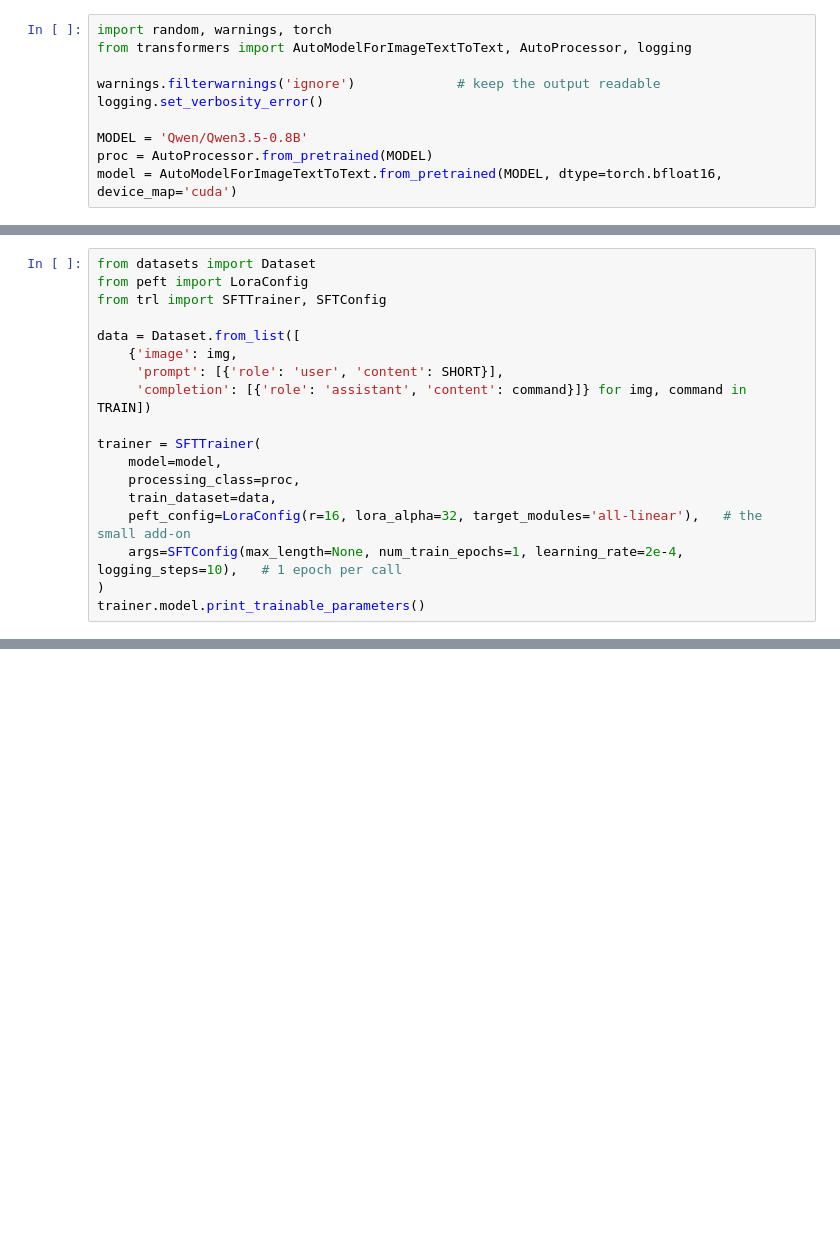
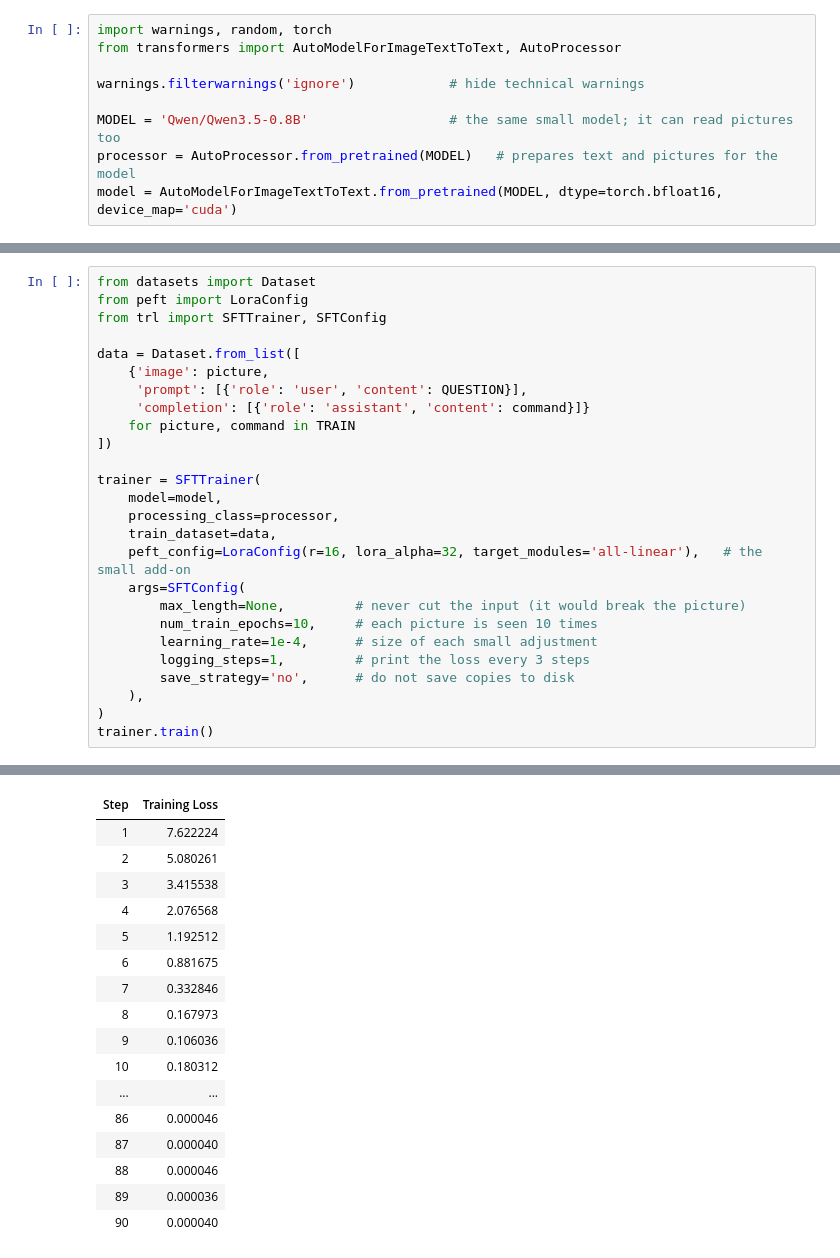
Before and after one commit to Mishagk/Case-Fine-Tuning, a Jupyter notebook: 4_vision.ipynb, the cells around one changed output, grey strips where cells are left out. Drawn from its saved outputs; the diff is of its cells as text; blank space fills up the shorter version.

```diff
--- a/4_vision.ipynb
+++ b/4_vision.ipynb
@@ -30,11 +13,10 @@ The same small model as notebook 1. It can read pictures too.
 # %%
-import random, warnings, torch
-from transformers import AutoModelForImageTextToText, AutoProcessor, logging
+import warnings, random, torch
+from transformers import AutoModelForImageTextToText, AutoProcessor
 
-warnings.filterwarnings('ignore')             # keep the output readable
-logging.set_verbosity_error()
+warnings.filterwarnings('ignore')            # hide technical warnings
 
-MODEL = 'Qwen/Qwen3.5-0.8B'
-proc = AutoProcessor.from_pretrained(MODEL)
+MODEL = 'Qwen/Qwen3.5-0.8B'                  # the same small model; it can read pictures too
+processor = AutoProcessor.from_pretrained(MODEL)   # prepares text and pictures for the model
 model = AutoModelForImageTextToText.from_pretrained(MODEL, dtype=torch.bfloat16, device_map='cuda')
 # %% [markdown]
@@ -121,15 +188,24 @@ from peft import LoraConfig
 from trl import SFTTrainer, SFTConfig
 
 data = Dataset.from_list([
-    {'image': img,
-     'prompt': [{'role': 'user', 'content': SHORT}],
-     'completion': [{'role': 'assistant', 'content': command}]} for img, command in TRAIN])
+    {'image': picture,
+     'prompt': [{'role': 'user', 'content': QUESTION}],
+     'completion': [{'role': 'assistant', 'content': command}]}
+    for picture, command in TRAIN
+])
 
 trainer = SFTTrainer(
     model=model,
-    processing_class=proc,
+    processing_class=processor,
     train_dataset=data,
     peft_config=LoraConfig(r=16, lora_alpha=32, target_modules='all-linear'),   # the small add-on
-    args=SFTConfig(max_length=None, num_train_epochs=1, learning_rate=2e-4, logging_steps=10),   # 1 epoch per call
+    args=SFTConfig(
+        max_length=None,         # never cut the input (it would break the picture)
+        num_train_epochs=10,     # each picture is seen 10 times
+        learning_rate=1e-4,      # size of each small adjustment
+        logging_steps=1,         # print the loss every 3 steps
+        save_strategy='no',      # do not save copies to disk
+    ),
 )
-trainer.model.print_trainable_parameters()
+trainer.train()
+# %% [output]
@@ -135,0 +214,17 @@ trainer.model.print_trainable_parameters()
+| Step | Training Loss |
+| 1 | 7.622224 |
+| 2 | 5.080261 |
+| 3 | 3.415538 |
+| 4 | 2.076568 |
+| 5 | 1.192512 |
+| 6 | 0.881675 |
+| 7 | 0.332846 |
+| 8 | 0.167973 |
+| 9 | 0.106036 |
+| 10 | 0.180312 |
+| ... | ... |
+| 86 | 0.000046 |
+| 87 | 0.000040 |
+| 88 | 0.000046 |
+| 89 | 0.000036 |
+| 90 | 0.000040 |
```
Also changed, not shown: parts of 27 cells of this notebook, 8 other files.
